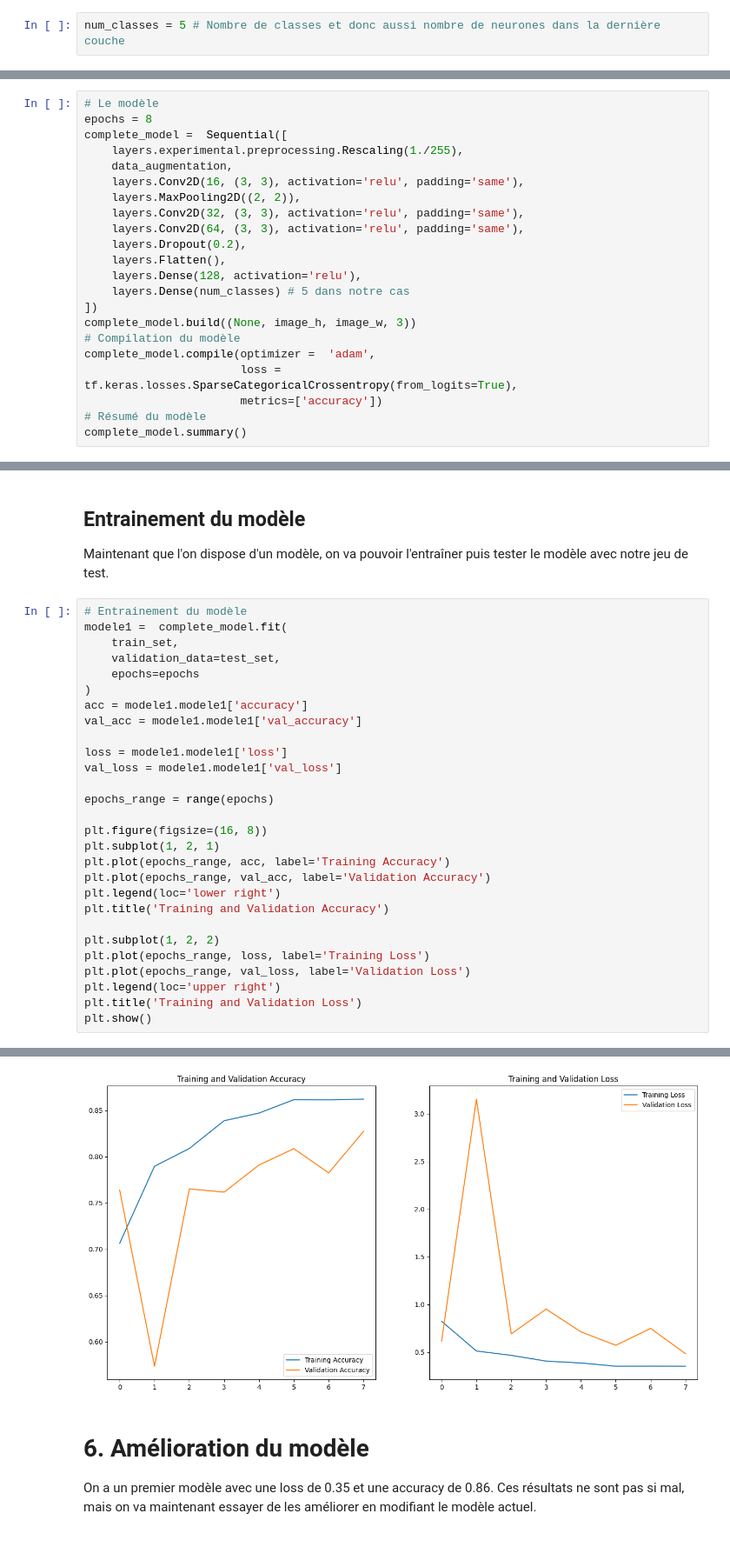
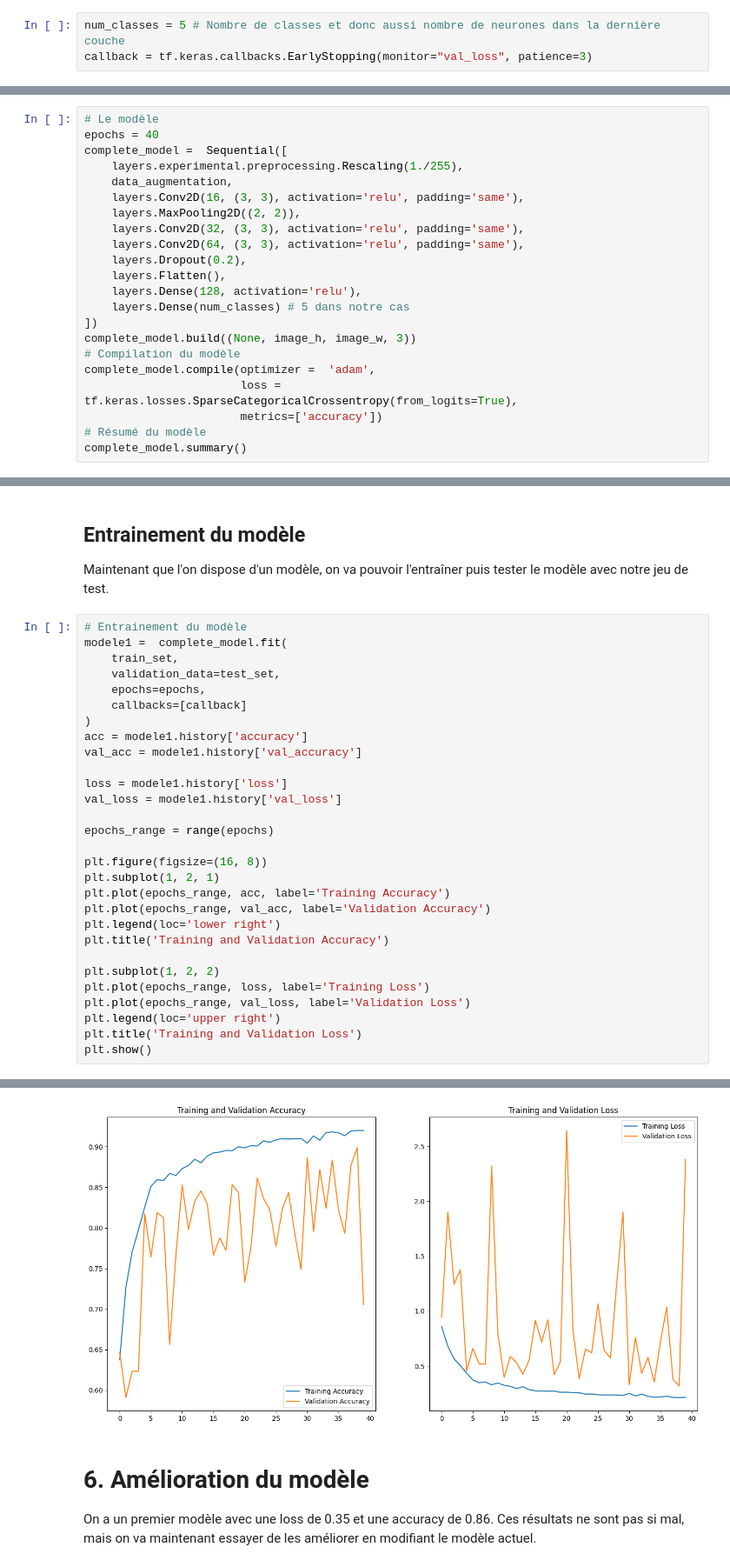
Before and after one commit to ArnaudHit/DataScience-ProjetLeyenda, a Jupyter notebook: Livrable 1.ipynb, the cells around one changed output, grey strips where cells are left out. Shown: that part at 87% size. Saved outputs shown, nothing was run; the diff lists cells and outputs as text.

Commit message:
Commit 12 : Fusion entre les deux ordinateurs, le model1 a 40 epoch est avec le nouveau model2

```diff
--- a/Livrable 1.ipynb
+++ b/Livrable 1.ipynb
@@ -204,5 +204,6 @@ data_augmentation = Sequential(
 On commence par crée la variable num_classes, elle sera égale au nombre de label que nous avons et sera utilisé pour déterminer le nombre de neurones sur la dernière couche.
 # %%
 num_classes = 5 # Nombre de classes et donc aussi nombre de neurones dans la dernière couche
+callback = tf.keras.callbacks.EarlyStopping(monitor="val_loss", patience=3)
 # %% [markdown]
 On crée ensuite notre modèle en y implémentant l'ensemble des couches que nous souhaitons y intégrer :
@@ -217,7 +218,7 @@ Un bloc convolutif contenant 16 filtres de hauteur et de largeur 3 avec une couc
 On peut ensuite compiler le modèle.
 # %%
 # Le modèle
-epochs = 8
+epochs = 40
 complete_model =  Sequential([
     layers.experimental.preprocessing.Rescaling(1./255),
     data_augmentation,
@@ -263,13 +264,14 @@ Maintenant que l'on dispose d'un modèle, on va pouvoir l'entraîner puis tester
 modele1 =  complete_model.fit(
     train_set,
     validation_data=test_set,
-    epochs=epochs
+    epochs=epochs,
+    callbacks=[callback]
 )
-acc = modele1.modele1['accuracy']
-val_acc = modele1.modele1['val_accuracy']
+acc = modele1.history['accuracy']
+val_acc = modele1.history['val_accuracy']
 
-loss = modele1.modele1['loss']
-val_loss = modele1.modele1['val_loss']
+loss = modele1.history['loss']
+val_loss = modele1.history['val_loss']
 
 epochs_range = range(epochs)
 
@@ -320,4 +309,4 @@ Epoch 8/8
-[figure, old version]
+[figure, new version]
 # %% [markdown]
 # 6. Amélioration du modèle
 On a un premier modèle avec une loss de 0.35 et une accuracy de 0.86. Ces résultats ne sont pas si mal, mais on va maintenant essayer de les améliorer en modifiant le modèle actuel.
```
Also changed, not shown: parts of 11 cells of this notebook.
